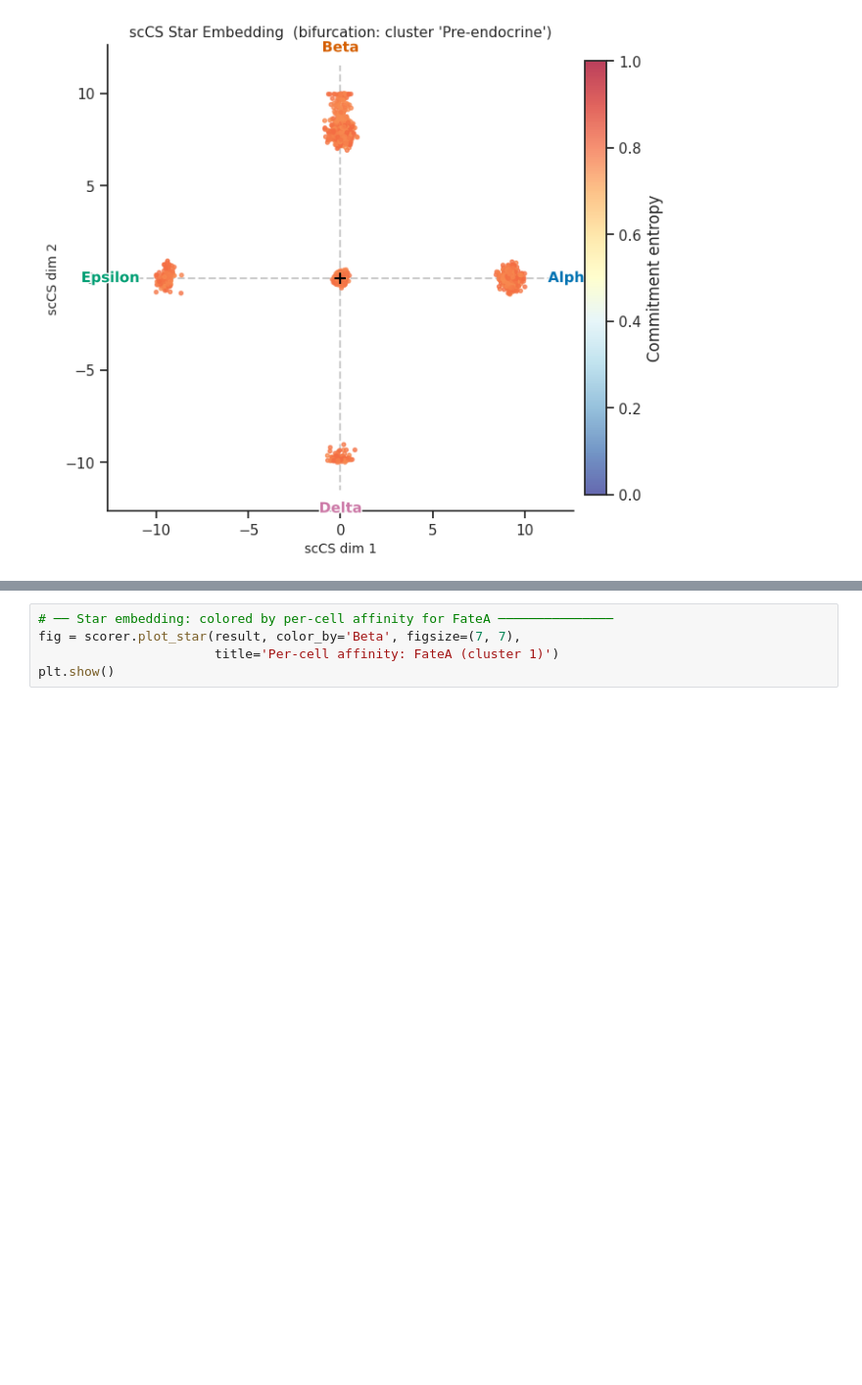
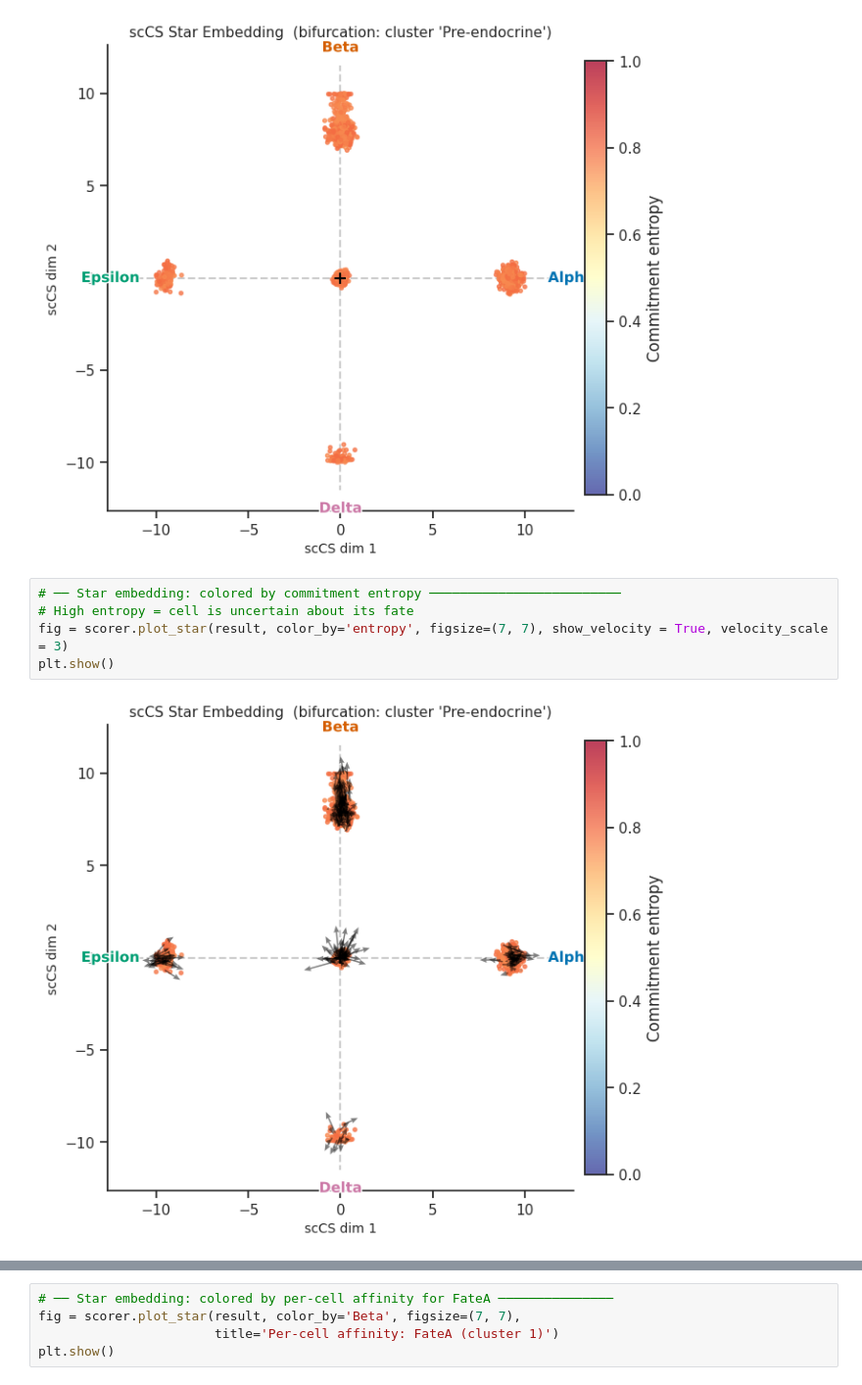
Before and after one commit to mcrewcow/scCS, a Jupyter notebook: docs/source/scCS_tutorial.ipynb, the cells around one changed output, grey strips where cells are left out. Shown at 98% size. Saved outputs shown, nothing was run; the diff lists cells and outputs as text; blank space fills up the shorter version.

```diff
--- a/docs/source/scCS_tutorial.ipynb
+++ b/docs/source/scCS_tutorial.ipynb
@@ -275,3 +266,10 @@ fig = scorer.plot_star(result, color_by='entropy', figsize=(7, 7))
 plt.show()
 # %% [output]
 [figure]
+# %%
+# ── Star embedding: colored by commitment entropy ─────────────────────────
+# High entropy = cell is uncertain about its fate
+fig = scorer.plot_star(result, color_by='entropy', figsize=(7, 7), show_velocity = True, velocity_scale = 3)
+plt.show()
+# %% [output]
+[figure, added]
```
Also changed, not shown: parts of 24 cells of this notebook.
